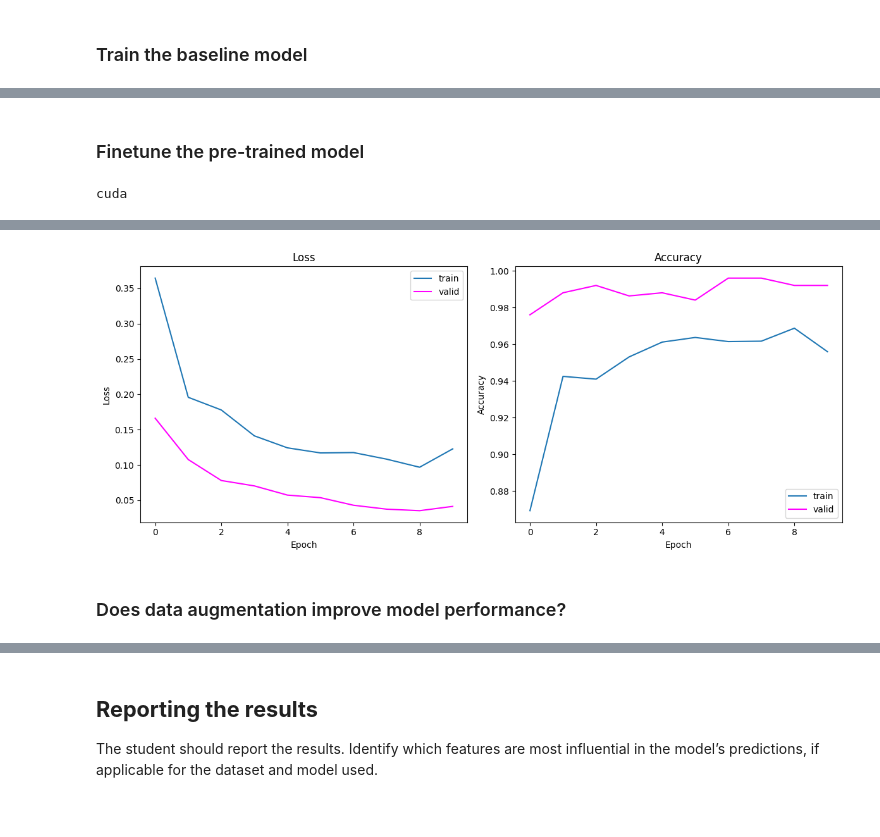
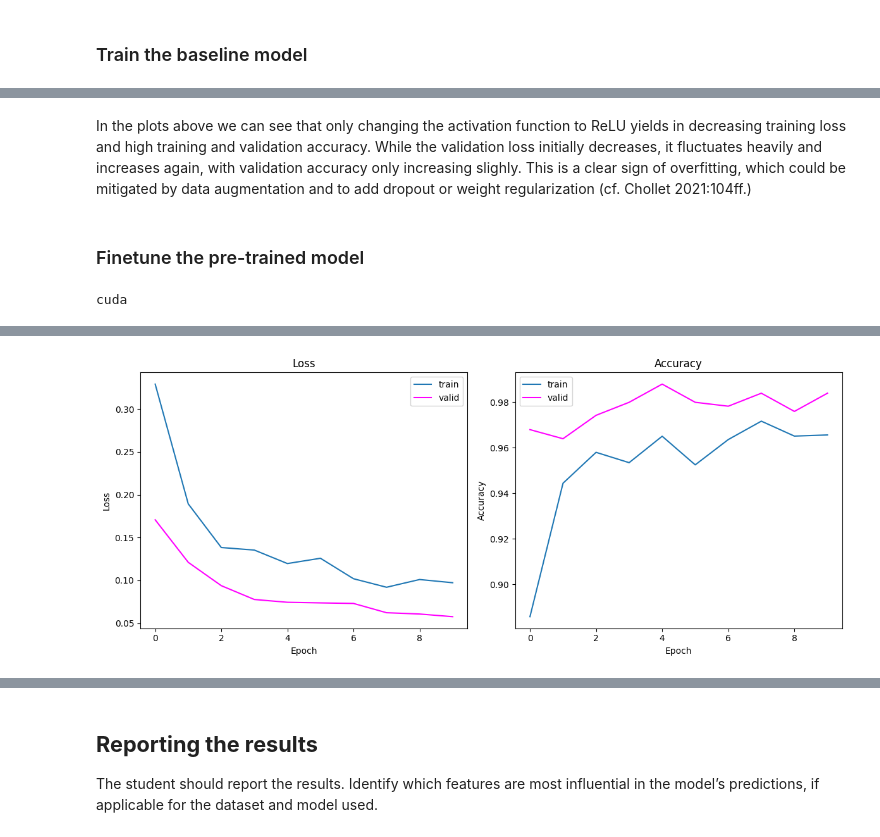
Before and after one commit to reascr/MSC-in-IT-and-Cognition, a Jupyter notebook: AppliedAI/Second_assignment_dataset_3.ipynb, the cells around one changed output, grey strips where cells are left out. Drawn from its saved outputs; the diff is of its cells as text; code cells hidden in the pictures.

```diff
--- a/AppliedAI/Second_assignment_dataset_3.ipynb
+++ b/AppliedAI/Second_assignment_dataset_3.ipynb
@@ -150,7 +193,7 @@ class BellPepperDataset(Dataset):
 
         return image, label
 # %%
-dataset = BellPepperDataset(image_paths, labels, transform)
+dataset = BellPepperDataset(image_paths, labels, transform, transform_augmented)
 print(dataset[0])
 import torchvision.transforms.functional as TF
 
@@ -421,7 +405,7 @@ from torchvision import models
 class CustomResNetModel(nn.Module):
     def __init__(self):
         super(CustomResNetModel, self).__init__()
-        self.base_model = models.resnet18(pretrained=True) # ResNet18 backbone (pre-trained)
+        self.base_model = models.resnet50(pretrained=True) # ResNet50 backbone (pre-trained)
 
         for param in self.base_model.parameters(): # freeze all parameters, we only want to finetune the classification head
             param.requires_grad = False
@@ -463,7 +447,7 @@ import time
 from tqdm import tqdm
 
 # code for training loop modified after https://docs.pytorch.org/tutorials/beginner/blitz/cifar10_tutorial.html and Computer_vision_exercise_solutions.ipynb
-def training_loop_simple(num_epochs, model, loaders, loss_f, optimizer):
+def training_loop_simple(num_epochs, model, loaders, loss_f, optimizer, folder):
     loss_train = []
     loss_valid = []
     acc_train = []
@@ -598,3 +727,5 @@ RuntimeError: Given groups=1, weight of size [6, 1, 5, 5], expected input[10, 3,
+# %% [markdown]
+In the plots above we can see that only changing the activation function to ReLU yields in decreasing training loss and high training and validation accuracy. While the validation loss initially decreases, it fluctuates heavily and increases again, with validation accuracy only increasing slighly. This is a clear sign of overfitting, which could be mitigated by data augmentation and to add dropout or weight regularization (cf. Chollet 2021:104ff.)
 # %% [markdown]
 ### Finetune the pre-trained model
 # %%
@@ -608,14 +739,15 @@ device = torch.device("cuda" if torch.cuda.is_available() else "cpu")
 print(device)
 
 folder_resnet = './models_resnet'
-os.makedirs(folder, exist_ok=True)
+os.makedirs(folder_resnet, exist_ok=True)
 
 loss_train, loss_valid, acc_train, acc_val = training_loop_simple(
     num_epochs=10,
     model=resnet_model,
     loaders=loaders,
     loss_f=criterion,
-    optimizer=optimizer
+    optimizer=optimizer,
+    folder=folder_resnet
 )
 plot_training_curves(loss_train, loss_valid, acc_train, acc_val)
 # %% [output]
@@ -674,3 +807 @@ Total training time: 60.38 seconds
-[figure, old version]
+[figure, new version]
-# %% [markdown]
-### Does data augmentation improve model performance?
```
Also changed, not shown: parts of 26 cells of this notebook.
